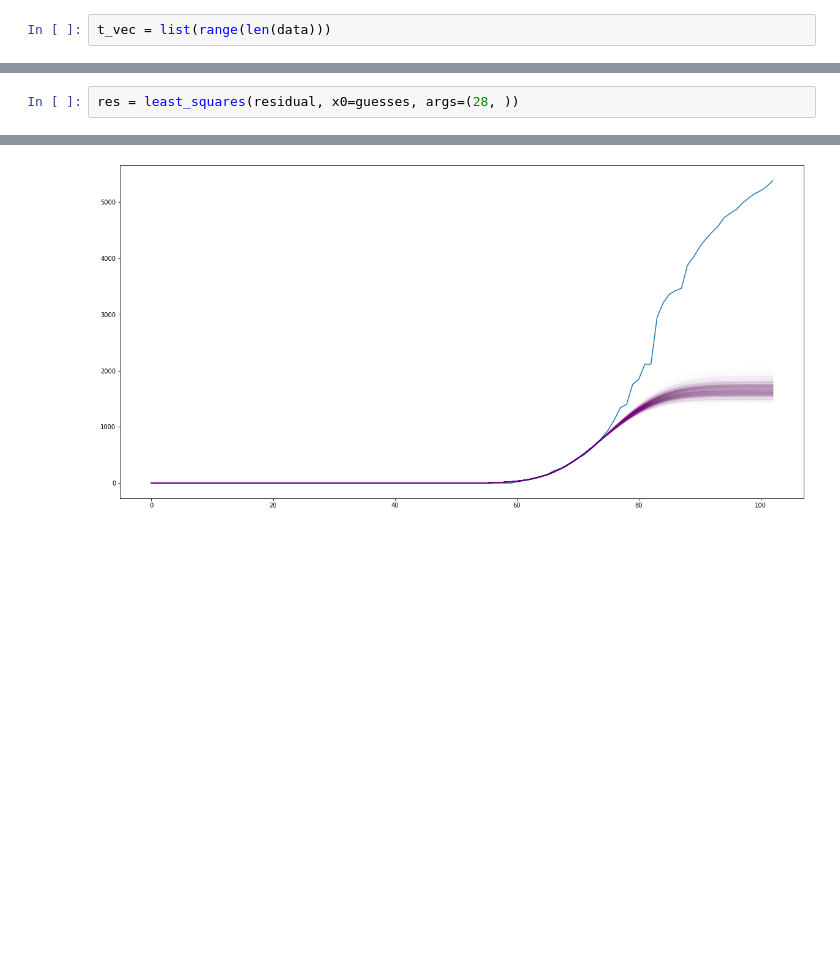
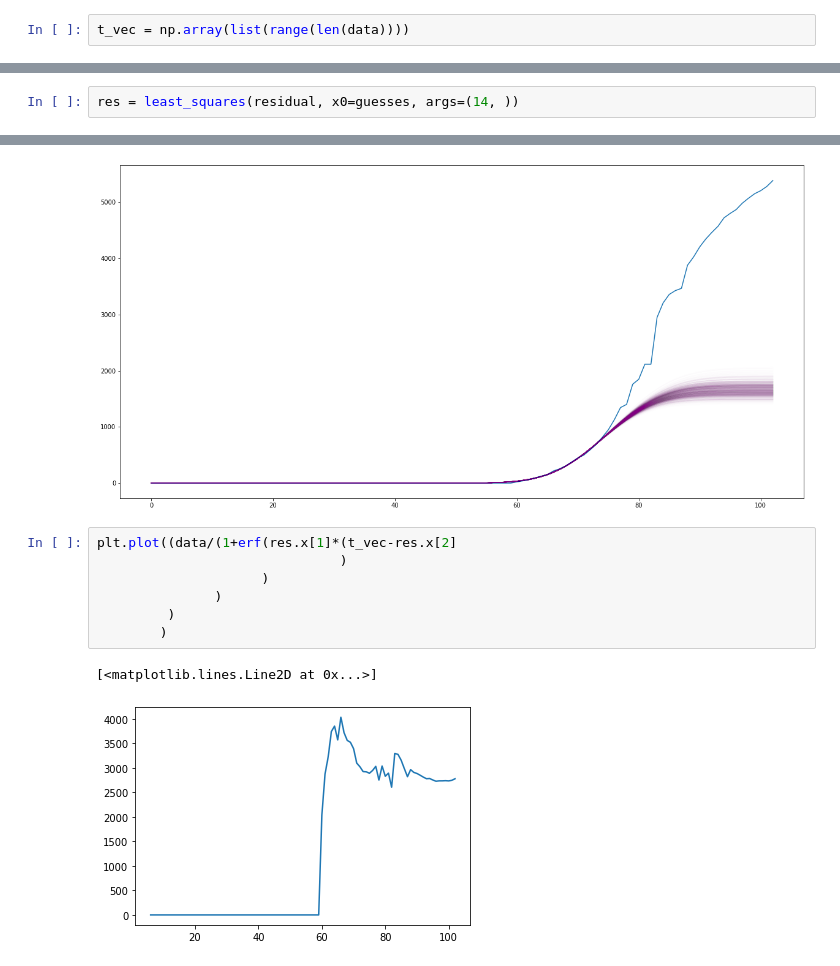
Before and after one commit to danielnee2/SKTW, a Jupyter notebook: TC/Gaussian Process.ipynb, the cells around one changed output, grey strips where cells are left out. Drawn from its saved outputs; the diff is of its cells as text; blank space fills up the shorter version.

```diff
--- a/TC/Gaussian Process.ipynb
+++ b/TC/Gaussian Process.ipynb
@@ -63,7 +63,7 @@ array([   0.,    0.,    0.,    0.,    0.,    0.,    0.,    0.,    0.,
 # %%
 data = df_deaths.loc[36081,'1/22/20':].astype(int).values
 # %%
-t_vec = list(range(len(data)))
+t_vec = np.array(list(range(len(data))))
 # %%
 guesses = np.array([2500, 0.1, 70])
 # %%
@@ -72,7 +72,7 @@ plt.plot(model(t_train, guesses))
 [<matplotlib.lines.Line2D at 0x...>]
 [figure]
 # %%
-res = least_squares(residual, x0=guesses, args=(28, ))
+res = least_squares(residual, x0=guesses, args=(14, ))
 # %%
 res.x
 # %% [output]
@@ -183,3 +183,13 @@ for t in trace:
 plt.savefig("1month.png")
 # %% [output]
 [figure]
+# %%
+plt.plot((data/(1+erf(res.x[1]*(t_vec-res.x[2]
+                               )
+                     )
+               )
+         )
+        )
+# %% [output]
+[<matplotlib.lines.Line2D at 0x...>]
+[figure, added]
```
Also changed, not shown: parts of 5 cells of this notebook, 1 other file.
